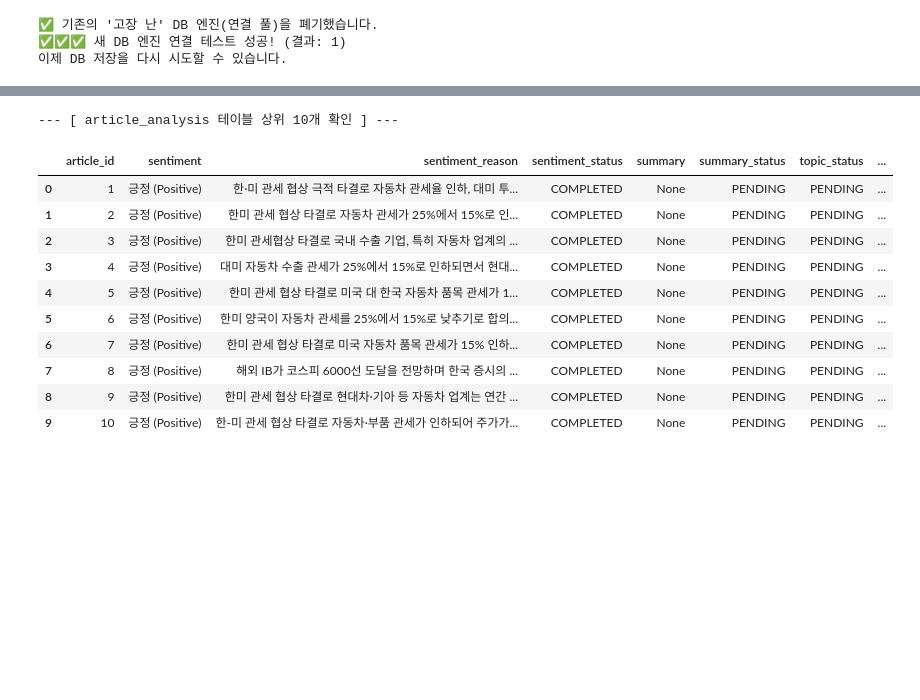
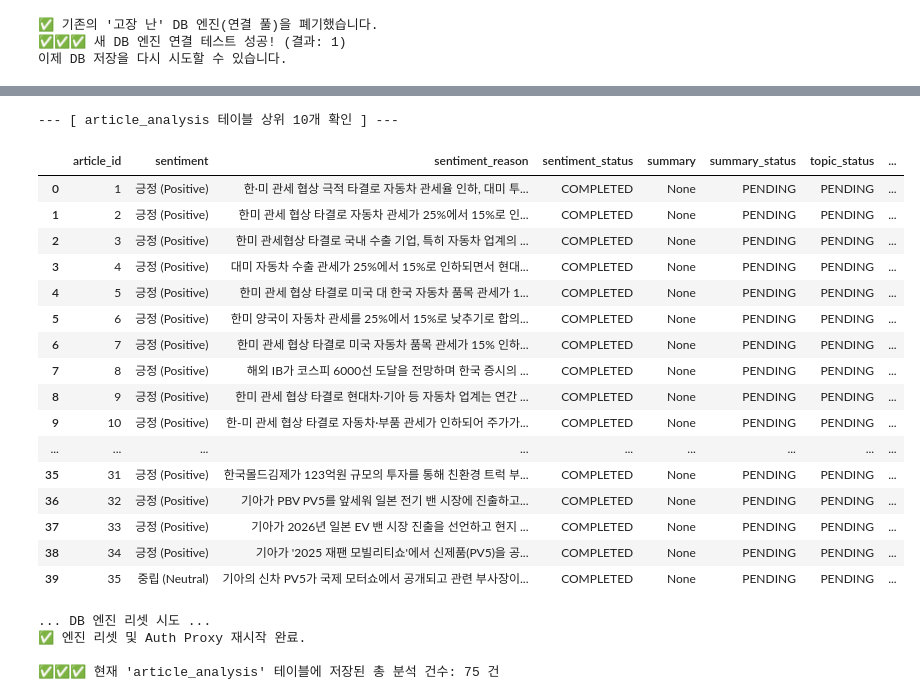
Before and after one commit to Mungwani/InsightBee, a Jupyter notebook: sentiment.ipynb, the cells around one changed output, grey strips where cells are left out. Drawn from its saved outputs; the diff is of its cells as text; code cells hidden in the pictures; blank space fills up the shorter version.

```diff
--- a/sentiment.ipynb
+++ b/sentiment.ipynb
@@ -1094,30 +1023,0 @@ except Exception as e:
-# %%
-import pandas as pd
-from sqlalchemy import text
-import sys
-
-print("--- [ (★최종 수정★) 'ForeignKeyViolation' 문제 해결 ] ---")
-print("DB의 'article_analysis_article_id_fkey' 규칙(FK)이")
-print("'news_articles'가 아닌 'articles' 테이블을 잘못 참조하고 있습니다.")
-print("이 '잘못된' 규칙을 'DROP'(삭제)하여 문제를 해결합니다.")
-
-# 참고: 나중에 'news_articles'를 참조하는 올바른 FK를 다시 추가할 수 있음
-DROP_FK_QUERY = text("""
-    ALTER TABLE article_analysis
-    DROP CONSTRAINT IF EXISTS article_analysis_article_id_fkey;
-""")
-
-try:
-    if 'engine' not in globals():
-        raise NameError("DB 'engine' 변수가 없습니다. 'DB 엔진 리셋' 셀을 다시 실행하세요.")
-
-    # 'rollback' 오류가 남아있을 수 있으므로, .begin()을 사용해 새 트랜잭션에서 실행하고 명시적으로 commit
-    with engine.begin() as conn:
-        conn.execute(DROP_FK_QUERY)
-
-    print("\n✅✅✅ 'ForeignKeyViolation' 규칙(제약 조건)을 성공적으로 삭제했습니다.")
-    print("이제 '10개 저장' 코드를 다시 실행하면 성공할 것입니다.")
-
-except Exception as e:
-    print(f"\n❌ 규칙(FK) 삭제 실패: {e}")
-    print("   (엔진이 'rollback' 상태일 수 있으니, 'DB 엔진 리셋' 셀을 먼저 다시 실행해 보세요)")
@@ -1237,22 +1024,66 @@ except Exception as e:
 # %%
 # SQL - DB에 저장되었는지 확인
 
 print("\n--- [ article_analysis 테이블 상위 10개 확인 ] ---")
 try:
-    df_analy = pd.read_sql(text("SELECT * FROM article_analysis LIMIT 10"), engine)
+    df_analy = pd.read_sql(text("SELECT * FROM article_analysis LIMIT 40"), engine)
     display(df_analy)
 except Exception as e:
     print(f"❌ article_analysis 테이블 확인 실패: {e}")
 # %% [output]
 --- [ article_analysis 테이블 상위 10개 확인 ] ---
 |  | article_id | sentiment | sentiment_reason | sentiment_status | summary | summary_status | topic_status | ... |
 | 0 | 1 | 긍정 (Positive) | 한·미 관세 협상 극적 타결로 자동차 관세율 인하, 대미 투... | COMPLETED | None | PENDING | PENDING | ... |
 | 1 | 2 | 긍정 (Positive) | 한미 관세 협상 타결로 자동차 관세가 25%에서 15%로 인... | COMPLETED | None | PENDING | PENDING | ... |
 | 2 | 3 | 긍정 (Positive) | 한미 관세협상 타결로 국내 수출 기업, 특히 자동차 업계의 ... | COMPLETED | None | PENDING | PENDING | ... |
 | 3 | 4 | 긍정 (Positive) | 대미 자동차 수출 관세가 25%에서 15%로 인하되면서 현대... | COMPLETED | None | PENDING | PENDING | ... |
 | 4 | 5 | 긍정 (Positive) | 한미 관세 협상 타결로 미국 대 한국 자동차 품목 관세가 1... | COMPLETED | None | PENDING | PENDING | ... |
 | 5 | 6 | 긍정 (Positive) | 한미 양국이 자동차 관세를 25%에서 15%로 낮추기로 합의... | COMPLETED | None | PENDING | PENDING | ... |
 | 6 | 7 | 긍정 (Positive) | 한미 관세 협상 타결로 미국 자동차 품목 관세가 15% 인하... | COMPLETED | None | PENDING | PENDING | ... |
 | 7 | 8 | 긍정 (Positive) | 해외 IB가 코스피 6000선 도달을 전망하며 한국 증시의 ... | COMPLETED | None | PENDING | PENDING | ... |
 | 8 | 9 | 긍정 (Positive) | 한미 관세 협상 타결로 현대차·기아 등 자동차 업계는 연간 ... | COMPLETED | None | PENDING | PENDING | ... |
 | 9 | 10 | 긍정 (Positive) | 한-미 관세 협상 타결로 자동차·부품 관세가 인하되어 주가가... | COMPLETED | None | PENDING | PENDING | ... |
+| ... | ... | ... | ... | ... | ... | ... | ... | ... |
+| 35 | 31 | 긍정 (Positive) | 한국몰드김제가 123억원 규모의 투자를 통해 친환경 트럭 부... | COMPLETED | None | PENDING | PENDING | ... |
+| 36 | 32 | 긍정 (Positive) | 기아가 PBV PV5를 앞세워 일본 전기 밴 시장에 진출하고... | COMPLETED | None | PENDING | PENDING | ... |
+| 37 | 33 | 긍정 (Positive) | 기아가 2026년 일본 EV 밴 시장 진출을 선언하고 현지 ... | COMPLETED | None | PENDING | PENDING | ... |
+| 38 | 34 | 긍정 (Positive) | 기아가 '2025 재팬 모빌리티쇼'에서 신제품(PV5)을 공... | COMPLETED | None | PENDING | PENDING | ... |
+| 39 | 35 | 중립 (Neutral) | 기아의 신차 PV5가 국제 모터쇼에서 공개되고 관련 부사장이... | COMPLETED | None | PENDING | PENDING | ... |
+# %%
+import pandas as pd
+from sqlalchemy import text, create_engine
+import sys
+import time
+
+try:
+    print("... DB 엔진 리셋 시도 ...")
+    # 1. Auth Proxy 재실행 (Connection refused 대비)
+    get_ipython().system_raw(
+        f'./cloud_sql_proxy -instances={INSTANCE_CONNECTION_NAME}=tcp:{DB_PORT} &'
+    )
+    time.sleep(5)
+
+    # 2. 엔진 폐기 및 재생성
+    engine.dispose()
+    engine = create_engine(DATABASE_URL)
+
+    print("✅ 엔진 리셋 및 Auth Proxy 재시작 완료.")
+
+except Exception as e:
+    print(f"❌ 엔진 리셋 실패: {e}")
+    sys.exit()
+
+# (DB 총 개수 확인)
+try:
+    with engine.connect() as conn:
+        count_result = conn.execute(text("SELECT COUNT(*) FROM article_analysis"))
+        total_rows = count_result.scalar()
+        print(f"\n✅✅✅ 현재 'article_analysis' 테이블에 저장된 총 분석 건수: {total_rows} 건")
+
+except Exception as e:
+    print(f"❌ DB 확인 실패: {e}")
+# %% [output]
+... DB 엔진 리셋 시도 ...
+✅ 엔진 리셋 및 Auth Proxy 재시작 완료.
+
+✅✅✅ 현재 'article_analysis' 테이블에 저장된 총 분석 건수: 75 건
```
Also changed, not shown: parts of 16 cells of this notebook.
